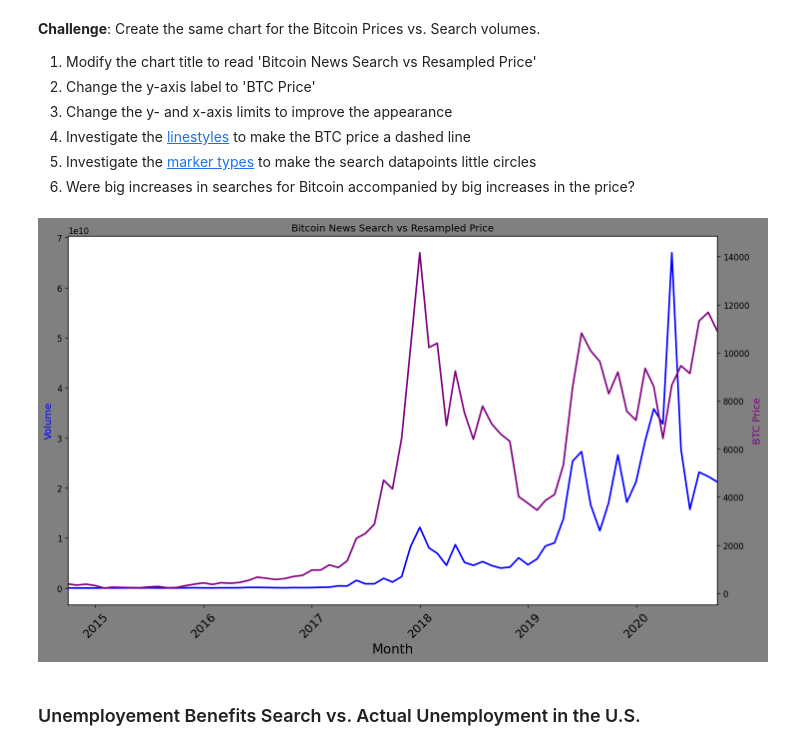
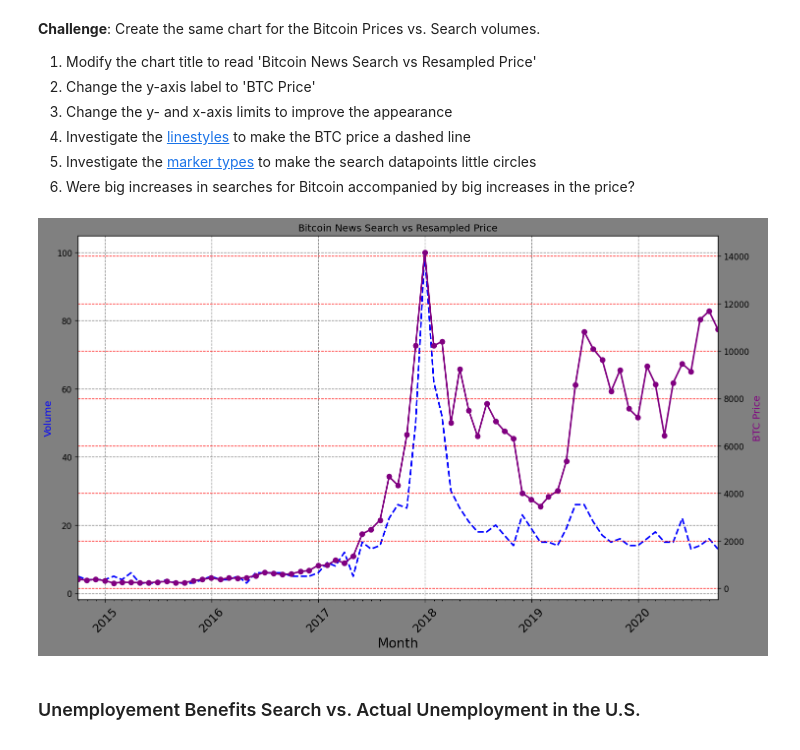
Before and after one commit to erfaw/elasti_py, a Jupyter notebook: Day075-erf/Google Trends Data Viz/Google Trends and Data Visualisation (start).ipynb, the cells around one changed output. Saved outputs shown, nothing was run; the diff lists cells and outputs as text; code cells hidden in the pictures.

```diff
--- a/Day075-erf/Google Trends Data Viz/Google Trends and Data Visualisation (start).ipynb
+++ b/Day075-erf/Google Trends Data Viz/Google Trends and Data Visualisation (start).ipynb
@@ -311,32 +311,42 @@ plt.show()
 # %%
 plt.subplots(figsize= (14, 8), dpi= 120, facecolor= 'gray', )
 plt.xticks(fontsize= 14, rotation= 45)
 plt.title("Bitcoin News Search vs Resampled Price")
 ax1 = plt.gca()
 ax2 = ax1.twinx()
+
+ax1.xaxis.set_major_locator(years)
+ax1.xaxis.set_major_formatter(years_fmt)
+ax1.xaxis.set_minor_locator(month)
+
 ax1.plot(
     df_btc_price_monthly.index,
-    df_btc_price_monthly['VOLUME'],
+    df_btc_search['BTC_NEWS_SEARCH'],
     color= 'blue',
-    linewidth= 2
+    linewidth= 2,
+    linestyle='dashed'
 )
 ax2.plot(
     df_btc_price_monthly.index,
     df_btc_price_monthly['CLOSE'],
     color= 'purple',
-    linewidth= 2
+    linewidth= 2,
+    marker='o',
 )
 ax1.set_xlabel("Month", fontsize= 16)
 ax1.set_ylabel("Volume", color= 'blue', fontsize= 12)
 ax2.set_ylabel("BTC Price", color= 'purple', fontsize= 12)
+
+ax1.grid(color='grey', linestyle='--')
+plt.grid(color='red', linestyle='--')
 
 ax1.set_xlim(
     [df_btc_price_monthly.index.min(), df_btc_price_monthly.index.max()]
 )
 
 plt.show()
 # %% [output]
-[figure, old version]
+[figure, new version]
 # %% [markdown]
 ### Unemployement Benefits Search vs. Actual Unemployment in the U.S.
 # %% [markdown]
```
